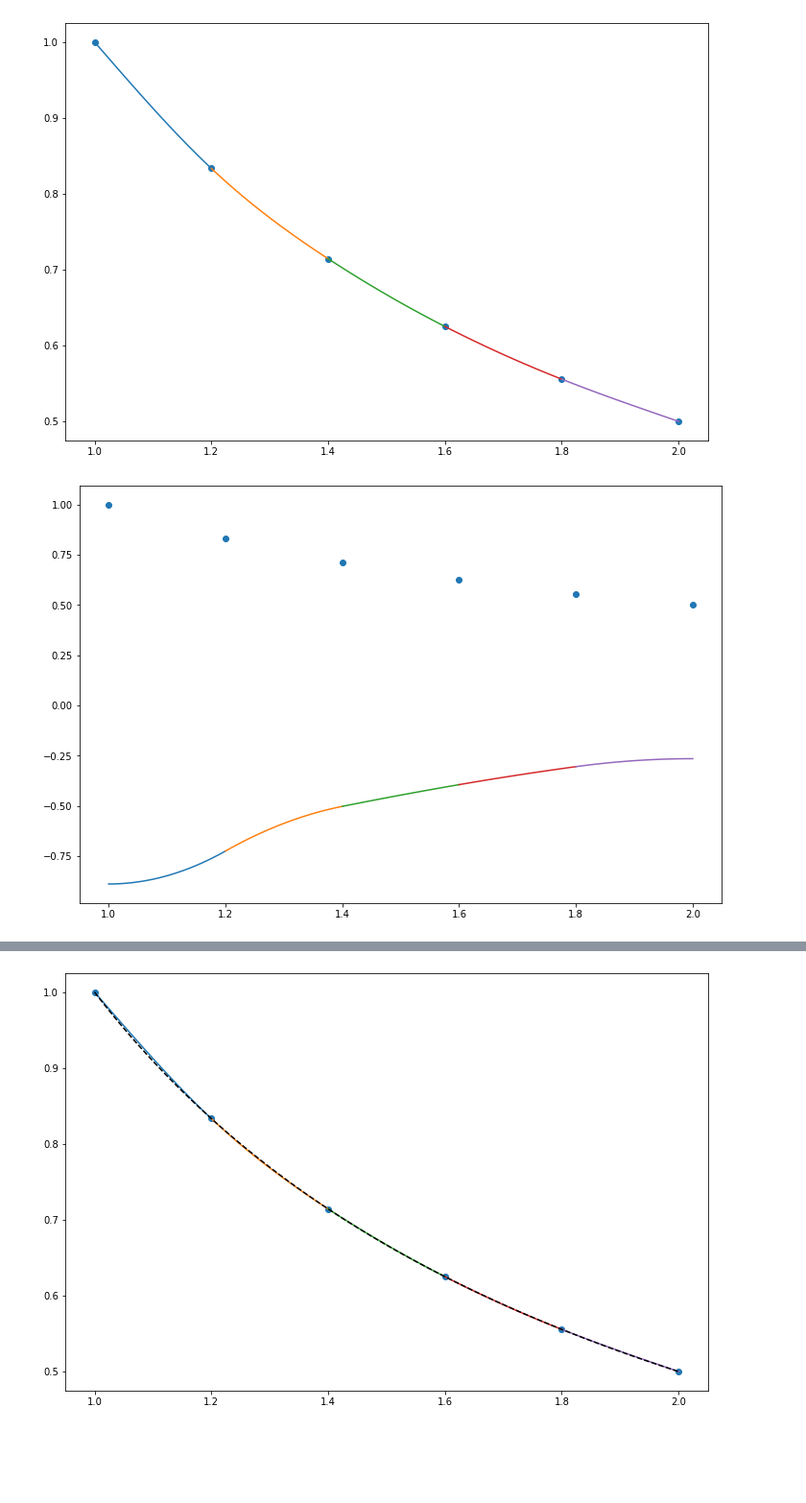
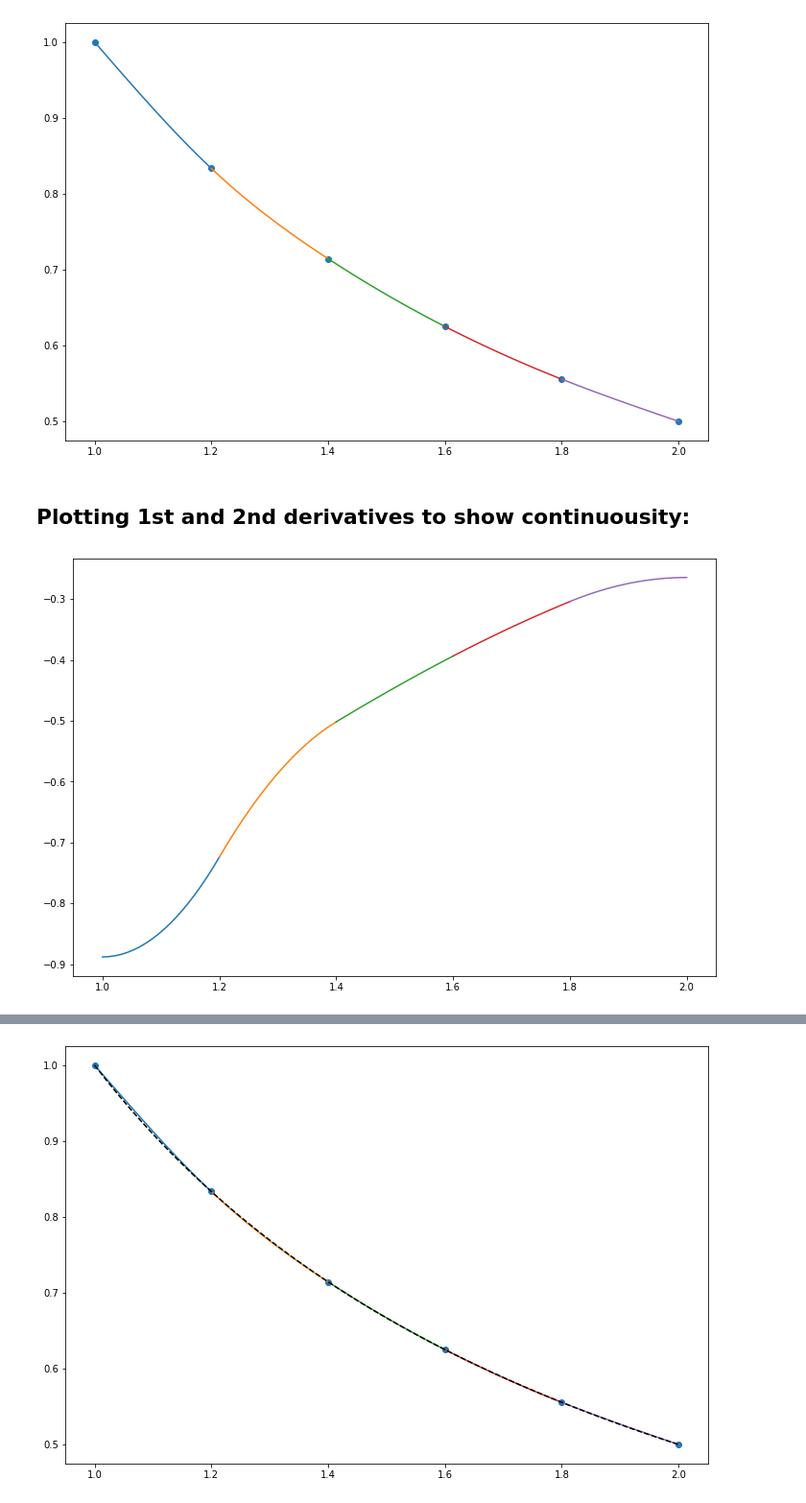
Before and after one commit to rosteeslove/bsuir-4th-term-python-stuff, a Jupyter notebook: numerical_analysis_methods/splineinterpolation/notebook.ipynb, the cells around one changed output, grey strips where cells are left out. Shown: that part at 96% size. Cells and saved outputs as stored; diff of their text form; code cells hidden in the pictures; blank space fills up the shorter version.

Commit message:
splines 95 percent done

```diff
--- a/numerical_analysis_methods/splineinterpolation/notebook.ipynb
+++ b/numerical_analysis_methods/splineinterpolation/notebook.ipynb
@@ -60,5 +75,5 @@ Splines' a, b, c and d coefficients:
 # %%
-splines = methods.splines(nodes)
+splines = methods.splines_alpha(nodes)
 
 for spline in splines:
     methods.latex_print(spline)
@@ -69,8 +84,10 @@ $\displaystyle -0.0676x^{3}+0.2499x^{2}-0.3937x+0.625$
 $\displaystyle -0.0866x^{3}+0.1979x^{2}-0.3042x+0.5556$
 $\displaystyle -0.3299x^{3}-0.2646x+0.5$
 # %%
-def plot_splines(xs, ys, splines, true_func=None):
-    plt.scatter(xs, ys)
+def plot_splines(xs, ys, splines, true_func=None, show_nodes=True):
+    if show_nodes:
+        plt.scatter(xs, ys)
+
     nodes_num = len(nodes)
 
     spline_domains = [np.linspace(xs[i], xs[i+1], 20) for i in range(nodes_num - 1)]
@@ -80,15 +97,18 @@ def plot_splines(xs, ys, splines, true_func=None):
 
     if true_func:
         full_domain = np.linspace(xs[0], xs[-1], 20*(nodes_num - 1))
-        plt.plot(full_domain, true_func(full_domain), color='black', linestyle='dashed')
+        plt.plot(full_domain, true_func(full_domain), color='black', linestyle='dashed', label='f(x)')
+        plt.legend()
 
     plt.show()
 # %%
 plot_splines(xs, ys, splines)
 # %% [output]
 [figure]
+# %% [markdown]
+## Plotting 1st and 2nd derivatives to show continuousity:
 # %%
-plot_splines(xs, ys, [spline.deriv() for spline in splines])
+plot_splines(xs, ys, [spline.deriv() for spline in splines], show_nodes=False)
 # %% [output]
-[figure, old version]
+[figure, new version]
 # %%
```
Also changed, not shown: parts of 15 cells of this notebook, 1 other file.
